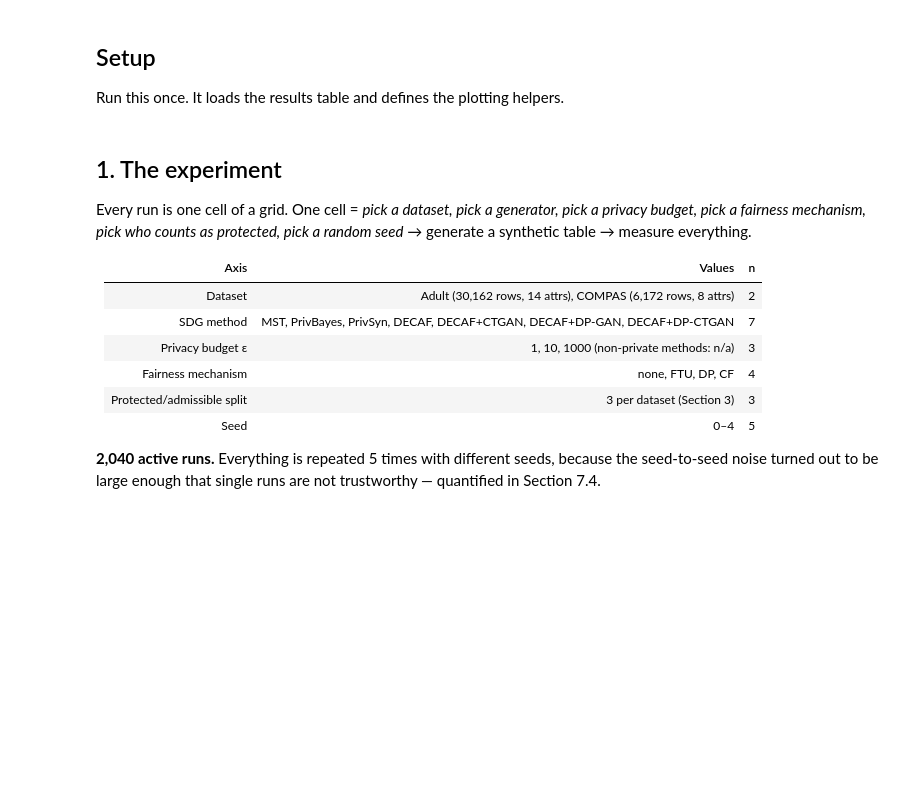
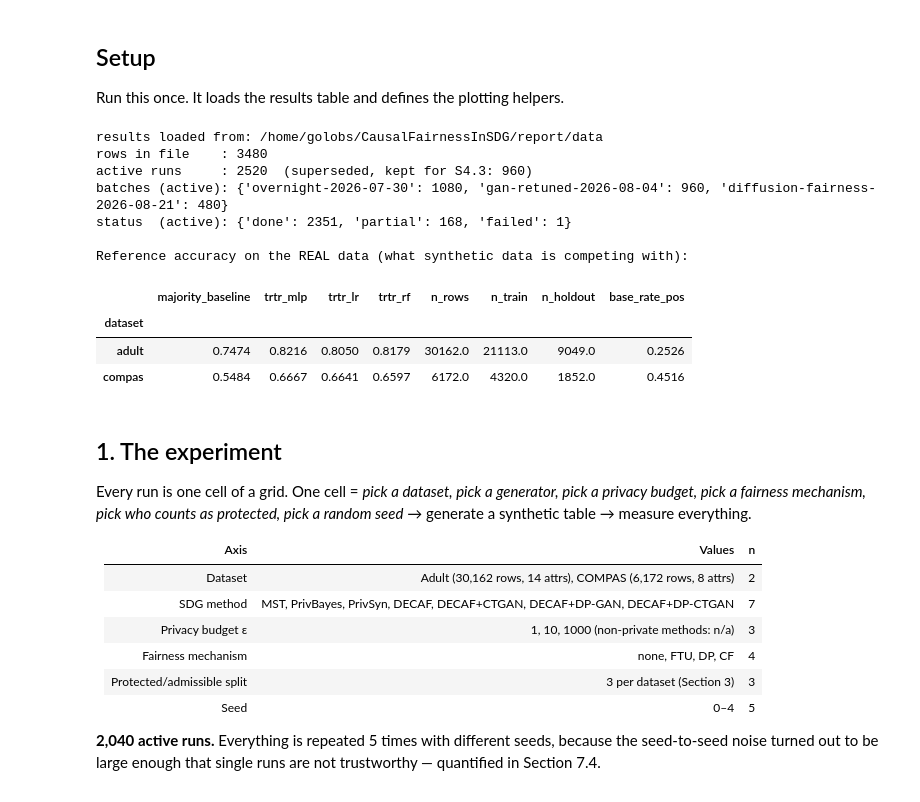
Before and after one commit to steveng9/CausalFairnessInSDG, a Jupyter notebook: report/CausalFairnessInSDG_findings.ipynb, the cells around one changed output. Saved outputs shown, nothing was run; the diff lists cells and outputs as text; code cells hidden in the pictures; blank space fills up the shorter version.

```diff
--- a/report/CausalFairnessInSDG_findings.ipynb
+++ b/report/CausalFairnessInSDG_findings.ipynb
@@ -141,47 +141,63 @@ superseded = runs_all[runs_all['superseded']].reset_index(drop=True)
 
 # ---- presentation ----
 METHOD_ORDER = ['mst', 'privbayes', 'privsyn', 'decaf',
-                'decaf_ctgan', 'decaf_dpgan', 'decaf_dpctgan']
+                'decaf_ctgan', 'decaf_dpgan', 'decaf_dpctgan',
+                'decaf_diffusion', 'decaf_dpdiffusion']
 MECH_ORDER = ['none', 'ftu', 'dp', 'cf']
 EPS_ORDER = ['1', '10', '1000', 'none']
 DATASETS = ['adult', 'compas']
 NICE = {'mst': 'MST', 'privbayes': 'PrivBayes', 'privsyn': 'PrivSyn', 'decaf': 'DECAF',
         'decaf_ctgan': 'DECAF+CTGAN', 'decaf_dpgan': 'DECAF+DP-GAN',
-        'decaf_dpctgan': 'DECAF+DP-CTGAN', 'adult': 'Adult', 'compas': 'COMPAS',
+        'decaf_dpctgan': 'DECAF+DP-CTGAN',
+        'decaf_diffusion': 'DECAF+Diffusion', 'decaf_dpdiffusion': 'DECAF+DP-Diffusion',
+        'adult': 'Adult', 'compas': 'COMPAS',
         'snake': 'SNAKE', 'sbo': 'SBO',
         'none': 'none', 'ftu': 'FTU', 'dp': 'DP', 'cf': 'CF'}
 COLORS = {'mst': '#4C72B0', 'privbayes': '#DD8452', 'privsyn': '#55A868',
           'decaf': '#C44E52', 'decaf_ctgan': '#8172B3', 'decaf_dpgan': '#937860',
-          'decaf_dpctgan': '#DA8BC3'}
+          'decaf_dpctgan': '#DA8BC3',
+          'decaf_diffusion': '#64B5CD', 'decaf_dpdiffusion': '#CCB974'}
 MECH_COLORS = {'none': '#BBBBBB', 'ftu': '#4C72B0', 'dp': '#C44E52', 'cf': '#55A868'}
 
 mpl.rcParams.update({'figure.dpi': 110, 'font.size': 11, 'axes.titlesize': 13,
                      'axes.titleweight': 'bold', 'axes.grid': True,
                      'grid.alpha': 0.25, 'axes.axisbelow': True,
                      'axes.spines.top': False, 'axes.spines.right': False,
                      'figure.facecolor': 'white'})
 
 def order(df, col, seq):
     """Sort a frame by a known category order, keeping only present values."""
     seq = [v for v in seq if v in set(df[col])]
     return df.set_index(col).reindex(seq).reset_index()
 
 def nice(s):
     return NICE.get(s, s)
 
 def bar_labels(ax, fmt='%.3f', pad=3, size=9):
     for c in ax.containers:
         ax.bar_label(c, fmt=fmt, padding=pad, fontsize=size)
 
 # ---- sanity check ----
 print('rows in file    :', len(runs_all))
 print('active runs     :', len(runs), ' (superseded, kept for S4.3: %d)' % len(superseded))
 print('batches (active):', runs.batch.value_counts().to_dict())
 print('status  (active):', runs.status.value_counts().to_dict())
 print()
 print('Reference accuracy on the REAL data (what synthetic data is competing with):')
 display(REF[['majority_baseline', 'trtr_mlp', 'trtr_lr', 'trtr_rf',
              'n_rows', 'n_train', 'n_holdout', 'base_rate_pos']].round(4))
+# %% [output]
+results loaded from: /home/golobs/CausalFairnessInSDG/report/data
+rows in file    : 3480
+active runs     : 2520  (superseded, kept for S4.3: 960)
+batches (active): {'overnight-2026-07-30': 1080, 'gan-retuned-2026-08-04': 960, 'diffusion-fairness-2026-08-21': 480}
+status  (active): {'done': 2351, 'partial': 168, 'failed': 1}
+
+Reference accuracy on the REAL data (what synthetic data is competing with):
+|  | majority_baseline | trtr_mlp | trtr_lr | trtr_rf | n_rows | n_train | n_holdout | base_rate_pos |
+| dataset |  |  |  |  |  |  |  |  |
+| adult | 0.7474 | 0.8216 | 0.8050 | 0.8179 | 30162.0 | 21113.0 | 9049.0 | 0.2526 |
+| compas | 0.5484 | 0.6667 | 0.6641 | 0.6597 | 6172.0 | 4320.0 | 1852.0 | 0.4516 |
 # %% [markdown]
 ## 1. The experiment
 
```
Also changed, not shown: parts of 48 cells of this notebook, 3 other files.
